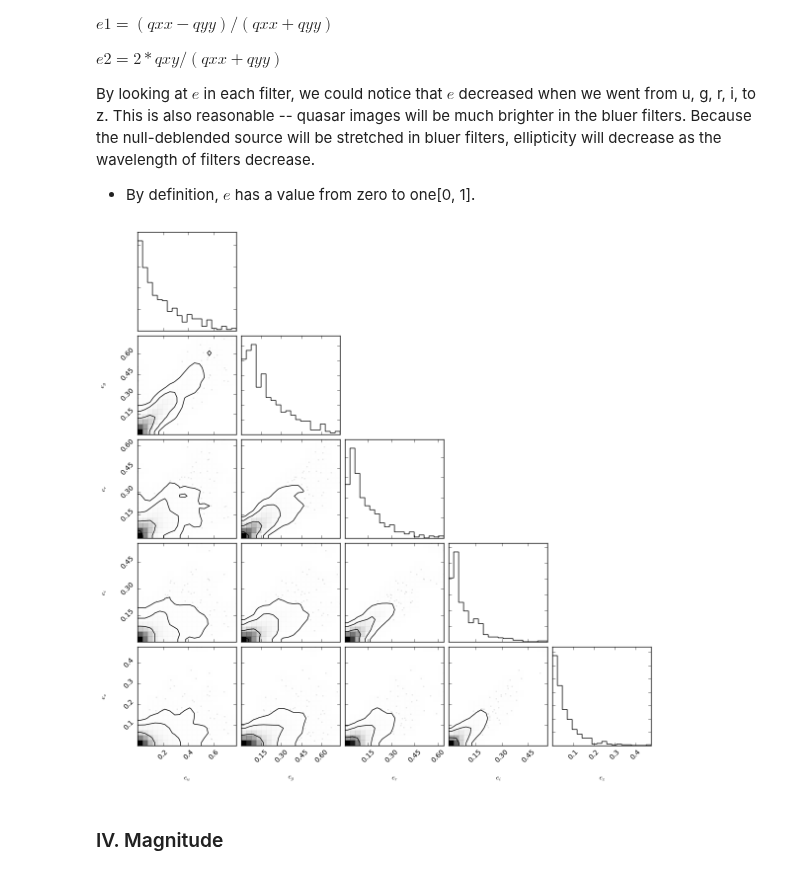
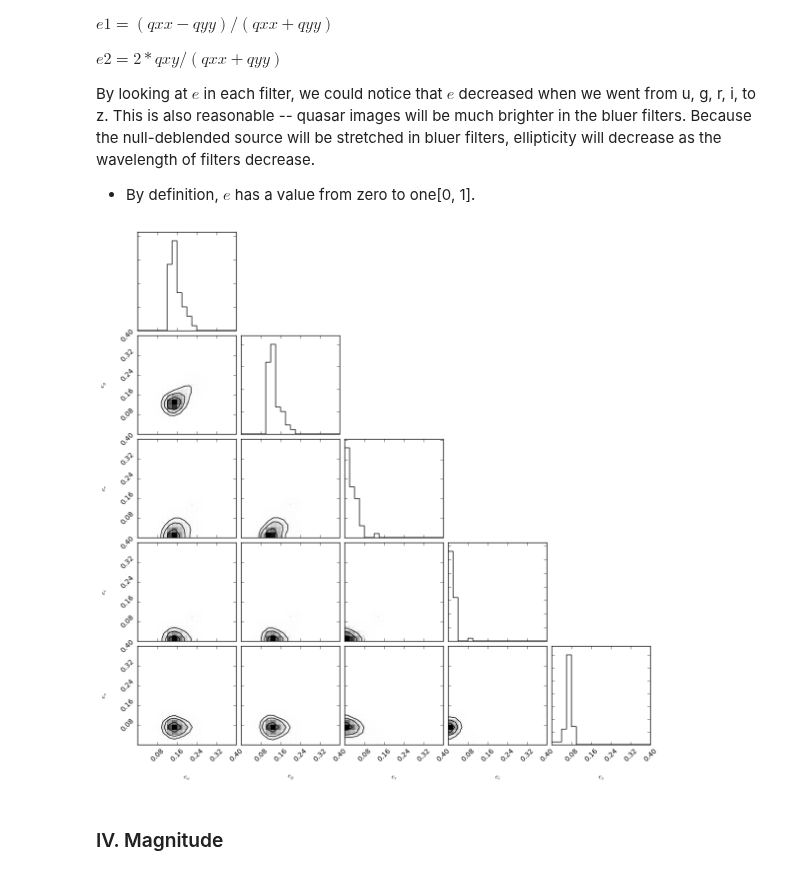
Before and after one commit to jiwoncpark/SLRealizer, a Jupyter notebook: python/desc/slrealizer/Cornerplot.ipynb, the cells around one changed output. Saved outputs shown, nothing was run; the diff lists cells and outputs as text; code cells hidden in the pictures.

```diff
--- a/python/desc/slrealizer/Cornerplot.ipynb
+++ b/python/desc/slrealizer/Cornerplot.ipynb
@@ -85,9 +88,9 @@ By looking at $e$ in each filter, we could notice that $e$ decreased when we wen
 
 * By definition, $e$ has a value from zero to one[0, 1].
 # %%
-fig = realizer.generate_cornerplot(object_table_dir='../../../data/object_catalog_galsim.csv', option=['ellipticity'])
+fig = realizer.generate_cornerplot(object_table_dir='../../../data/object_catalog_galsim.csv', option=['ellipticity'], range=[(0, 0.4), (0, 0.4), (0, 0.4), (0, 0.4), (0, 0.4)])
 # %% [output]
-[figure, old version]
+[figure, new version]
 # %% [markdown]
 ### IV. Magnitude
 # %% [markdown]
```
Also changed, not shown: parts of 5 cells of this notebook, 10 other files.
